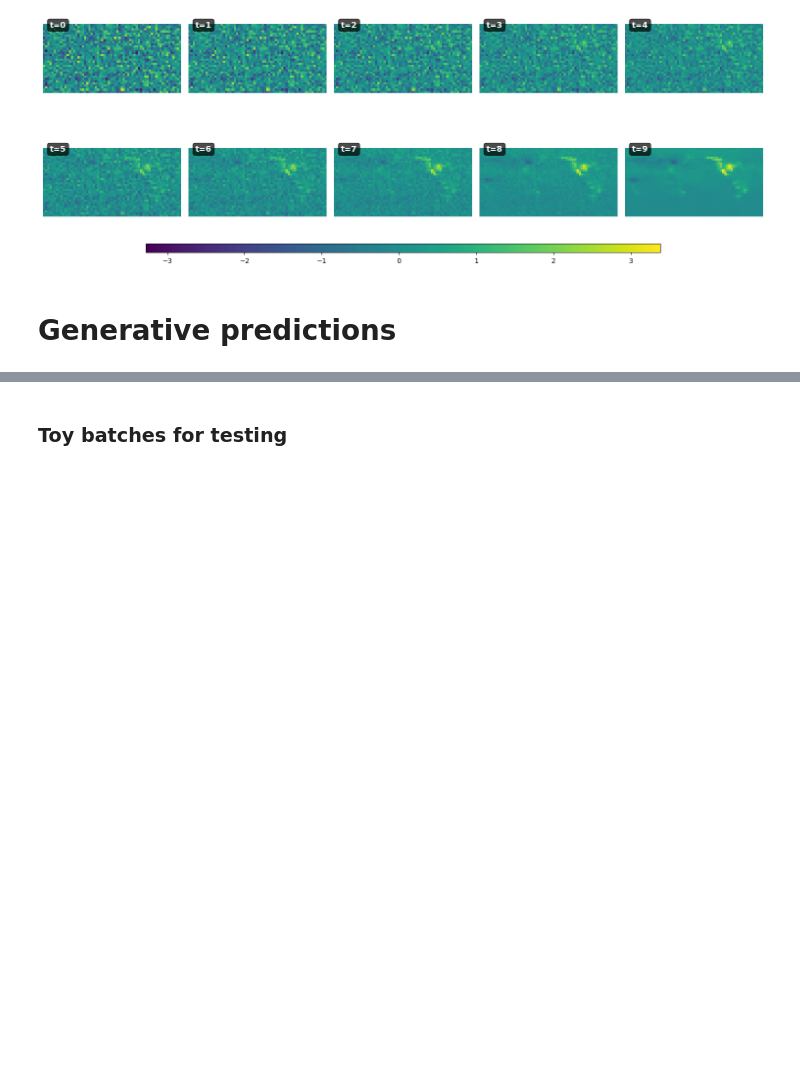
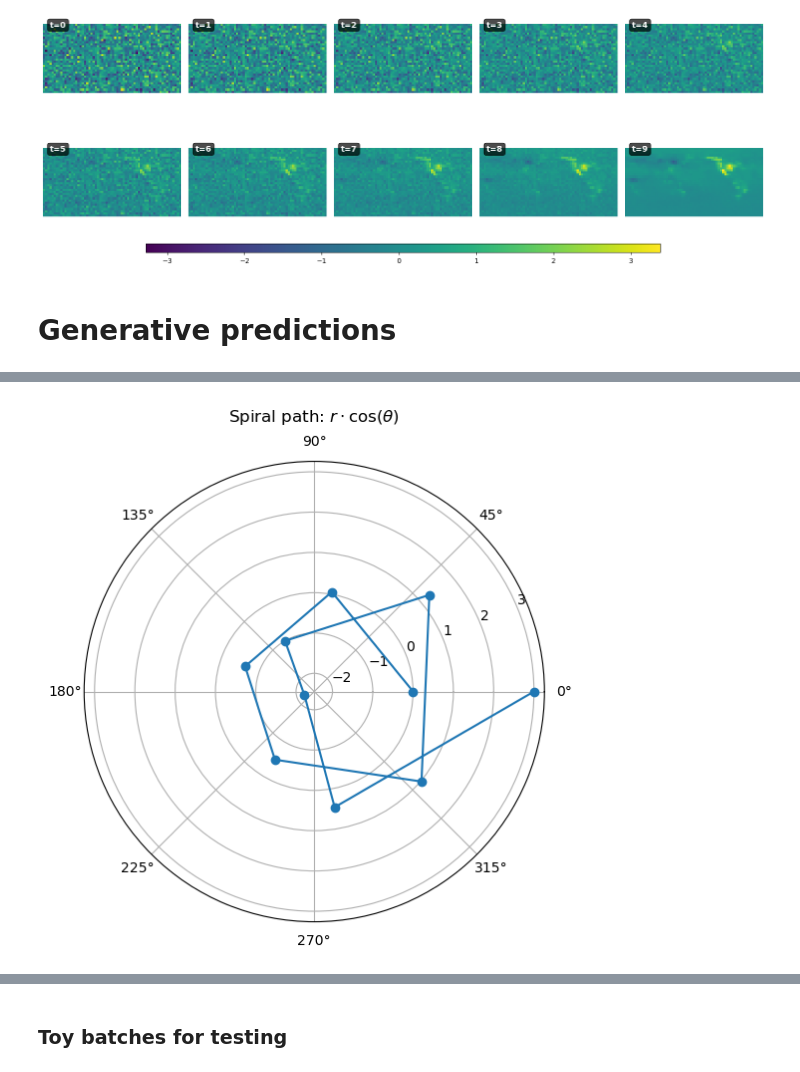
Before and after one commit to vitusbenson/neural_transport, a Jupyter notebook: neural_transport/flowmatching_dev/testScript.ipynb, the cells around one changed output, grey strips where cells are left out. Saved outputs shown, nothing was run; the diff lists cells and outputs as text; code cells hidden in the pictures; blank space fills up the shorter version.

```diff
--- a/neural_transport/flowmatching_dev/testScript.ipynb
+++ b/neural_transport/flowmatching_dev/testScript.ipynb
@@ -588,0 +648,8 @@ plt.show()
+# %%
+fig = plt.figure(figsize=(6, 6))
+ax = fig.add_subplot(111, polar=True)
+ax.plot(angles.numpy(), values.numpy(), marker="o")
+ax.set_title(r"Spiral path: $r \cdot \cos(\theta)$", va='bottom')
+plt.show()
+# %% [output]
+[figure, added]
```
Also changed, not shown: parts of 23 cells of this notebook, 3 other files.
